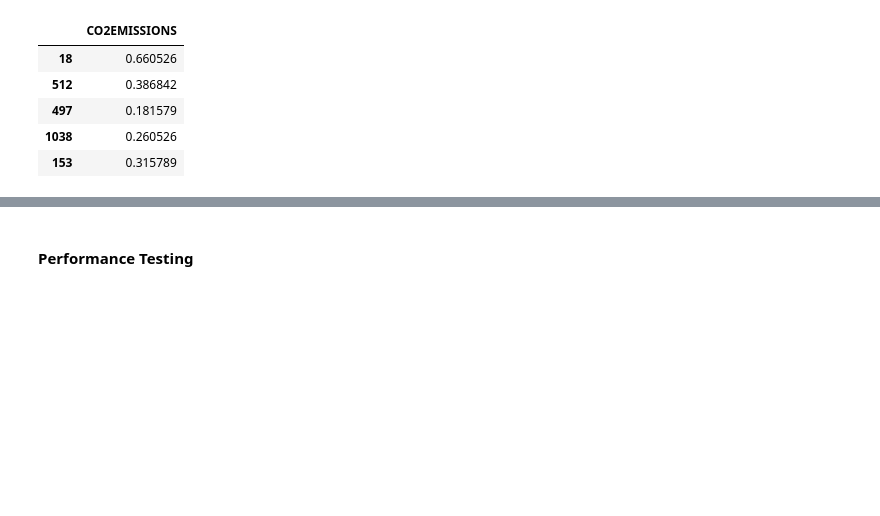
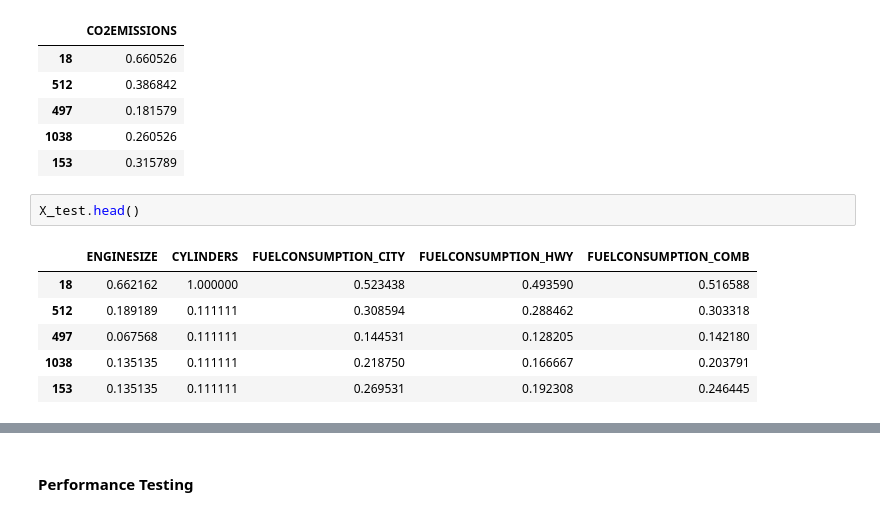
Before and after one commit to bcsabhisekh/CO2-Emission-Prediction-, a Jupyter notebook: main.ipynb, the cells around one changed output, grey strips where cells are left out. Drawn from its saved outputs; the diff is of its cells as text; blank space fills up the shorter version.

```diff
--- a/main.ipynb
+++ b/main.ipynb
@@ -183,6 +212,15 @@ Y_test.head()
 | 497 | 0.181579 |
 | 1038 | 0.260526 |
 | 153 | 0.315789 |
+# %%
+X_test.head()
+# %% [output]
+|  | ENGINESIZE | CYLINDERS | FUELCONSUMPTION_CITY | FUELCONSUMPTION_HWY | FUELCONSUMPTION_COMB |
+| 18 | 0.662162 | 1.000000 | 0.523438 | 0.493590 | 0.516588 |
+| 512 | 0.189189 | 0.111111 | 0.308594 | 0.288462 | 0.303318 |
+| 497 | 0.067568 | 0.111111 | 0.144531 | 0.128205 | 0.142180 |
+| 1038 | 0.135135 | 0.111111 | 0.218750 | 0.166667 | 0.203791 |
+| 153 | 0.135135 | 0.111111 | 0.269531 | 0.192308 | 0.246445 |
 # %%
 Y_predict = pd.DataFrame(Y_predict, columns = ['CO2EMISSIONS'])
 Y_predict.head()
```
Also changed, not shown: parts of 17 cells of this notebook.
